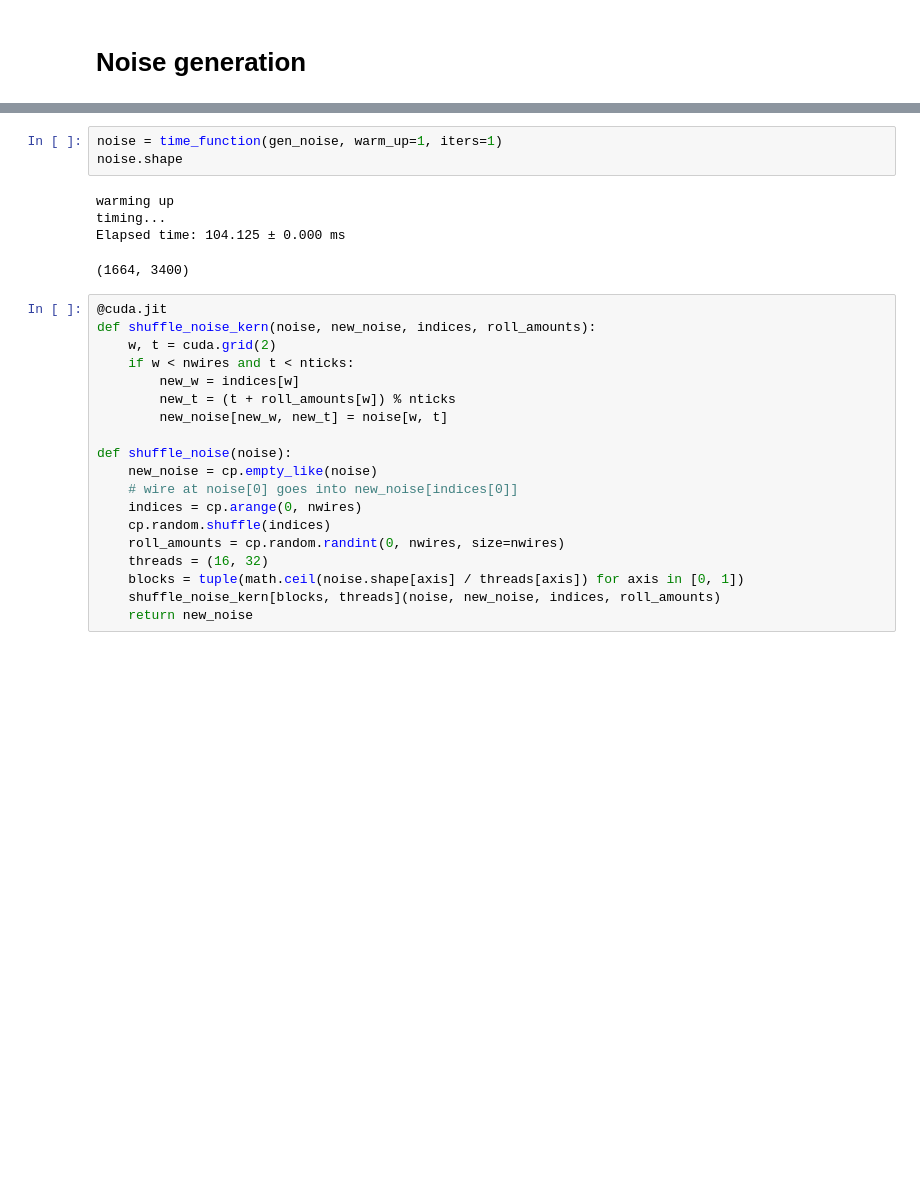
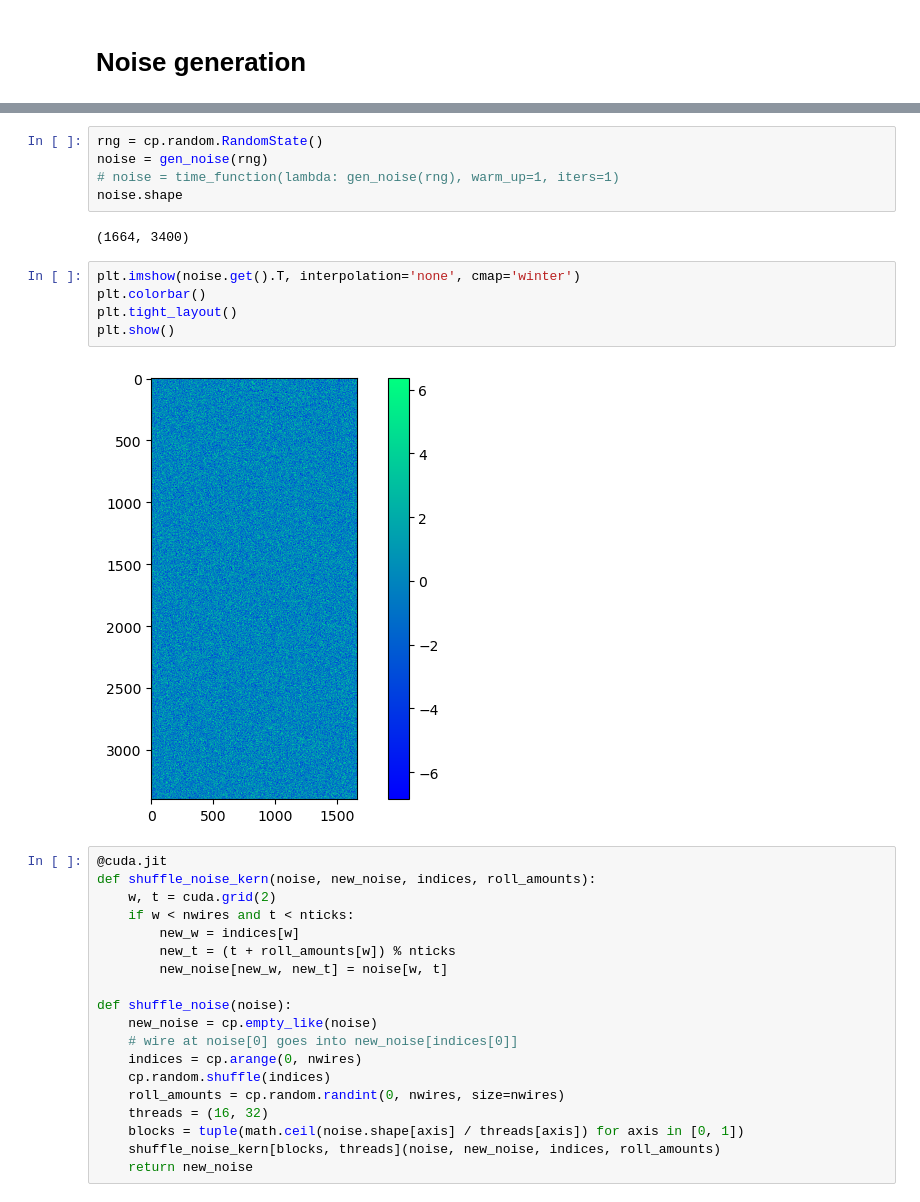
Before and after one commit to Andrew-Schwartz/millicharged-faint-track, a Jupyter notebook: faint_tracks.ipynb, the cells around one changed output, grey strips where cells are left out. Saved outputs shown, nothing was run; the diff lists cells and outputs as text; blank space fills up the shorter version.

```diff
--- a/faint_tracks.ipynb
+++ b/faint_tracks.ipynb
@@ -271,12 +278,18 @@ def gen_noise():
     return noise_d
 # %%
-noise = time_function(gen_noise, warm_up=1, iters=1)
+rng = cp.random.RandomState()
+noise = gen_noise(rng)
+# noise = time_function(lambda: gen_noise(rng), warm_up=1, iters=1)
 noise.shape
 # %% [output]
-warming up
-timing...
-Elapsed time: 104.125 ± 0.000 ms
+(1664, 3400)
-(1664, 3400)
+# %%
+plt.imshow(noise.get().T, interpolation='none', cmap='winter')
+plt.colorbar()
+plt.tight_layout()
+plt.show()
+# %% [output]
+[figure, added]
 # %%
 @cuda.jit
 def shuffle_noise_kern(noise, new_noise, indices, roll_amounts):
```
Also changed, not shown: parts of 10 cells of this notebook, 14 other files.
